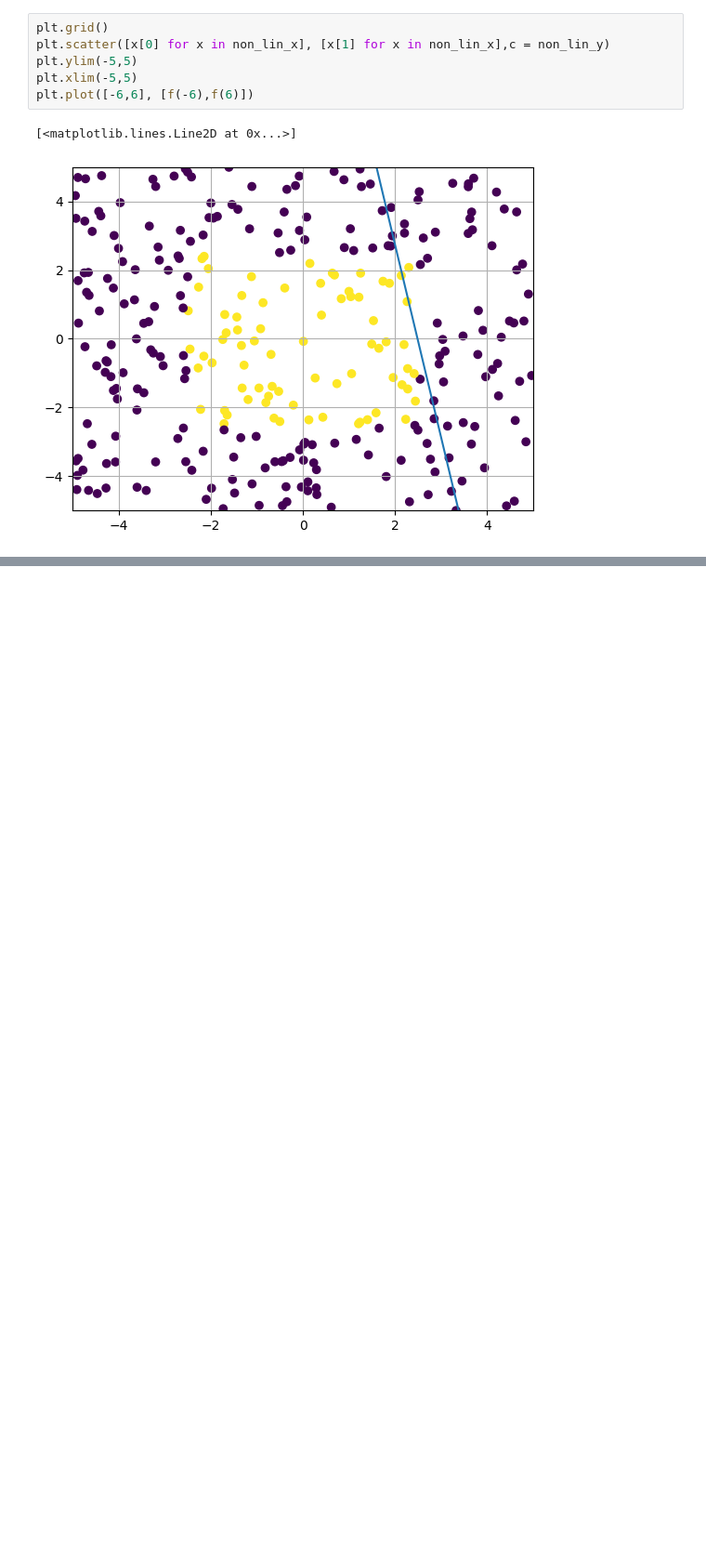
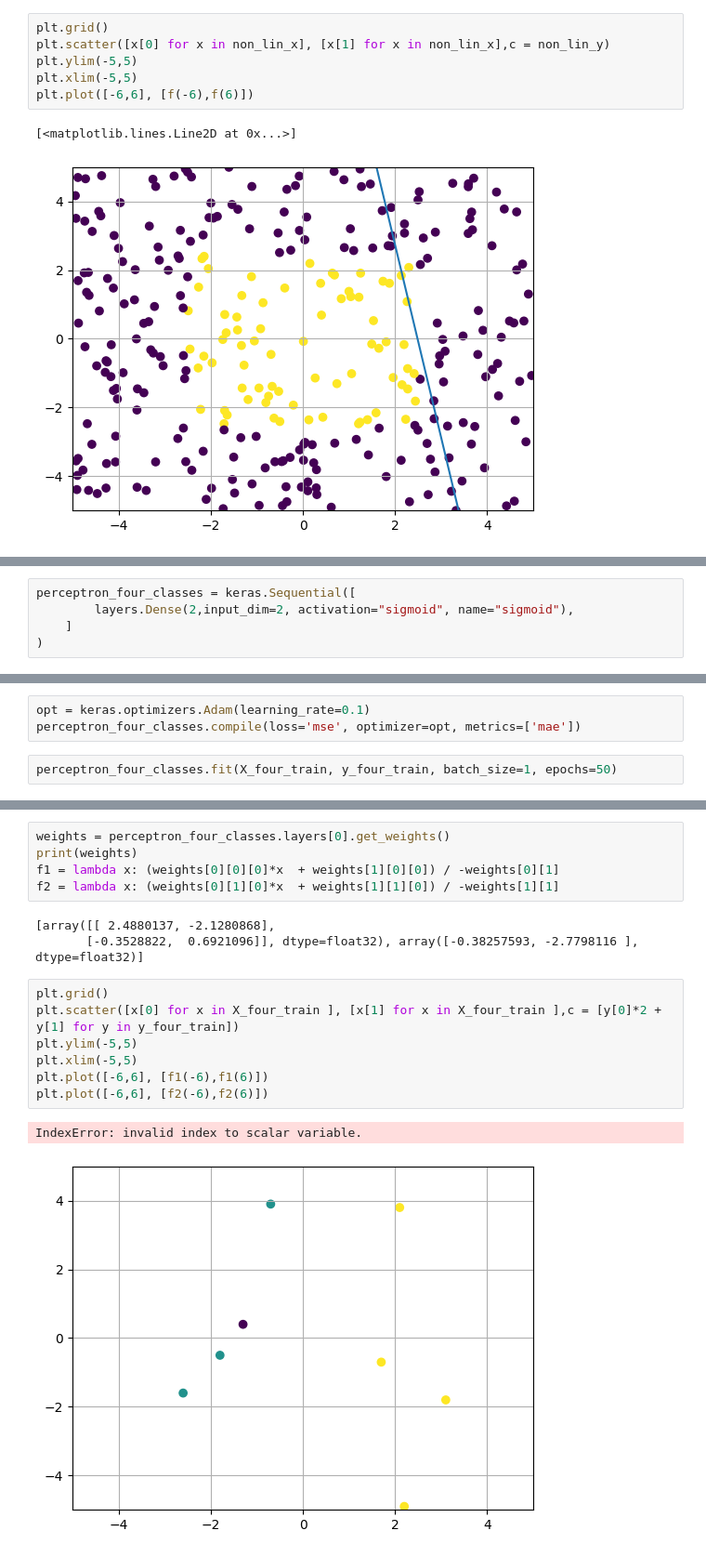
Before and after one commit to gametwix/Neuroinformatics, a Jupyter notebook: Lab1/main.ipynb, the cells around one changed output, grey strips where cells are left out. Shown at 93% size. Cells and saved outputs as stored; diff of their text form; blank space fills up the shorter version.

```diff
--- a/Lab1/main.ipynb
+++ b/Lab1/main.ipynb
@@ -187,0 +197,5 @@ plt.plot([-6,6], [f(-6),f(6)])
+# %%
+perceptron_four_classes = keras.Sequential([
+        layers.Dense(2,input_dim=2, activation="sigmoid", name="sigmoid"),
+    ]
+)
@@ -187,0 +208,5 @@ plt.plot([-6,6], [f(-6),f(6)])
+# %%
+opt = keras.optimizers.Adam(learning_rate=0.1)
+perceptron_four_classes.compile(loss='mse', optimizer=opt, metrics=['mae'])
+# %%
+perceptron_four_classes.fit(X_four_train, y_four_train, batch_size=1, epochs=50)
@@ -187,0 +232,18 @@ plt.plot([-6,6], [f(-6),f(6)])
+# %%
+weights = perceptron_four_classes.layers[0].get_weights()
+print(weights)
+f1 = lambda x: (weights[0][0][0]*x  + weights[1][0][0]) / -weights[0][1]
+f2 = lambda x: (weights[0][1][0]*x  + weights[1][1][0]) / -weights[1][1]
+# %% [output]
+[array([[ 2.4880137, -2.1280868],
+       [-0.3528822,  0.6921096]], dtype=float32), array([-0.38257593, -2.7798116 ], dtype=float32)]
+# %%
+plt.grid()
+plt.scatter([x[0] for x in X_four_train ], [x[1] for x in X_four_train ],c = [y[0]*2 + y[1] for y in y_four_train])
+plt.ylim(-5,5)
+plt.xlim(-5,5)
+plt.plot([-6,6], [f1(-6),f1(6)])
+plt.plot([-6,6], [f2(-6),f2(6)])
+# %% [output]
+IndexError: invalid index to scalar variable.
+[figure, added]
```
Also changed, not shown: parts of 5 cells of this notebook.
